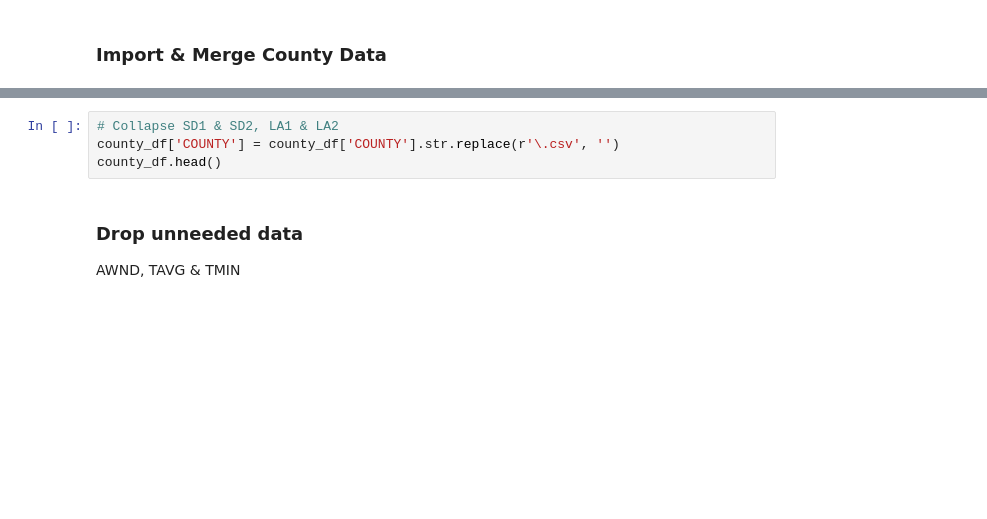
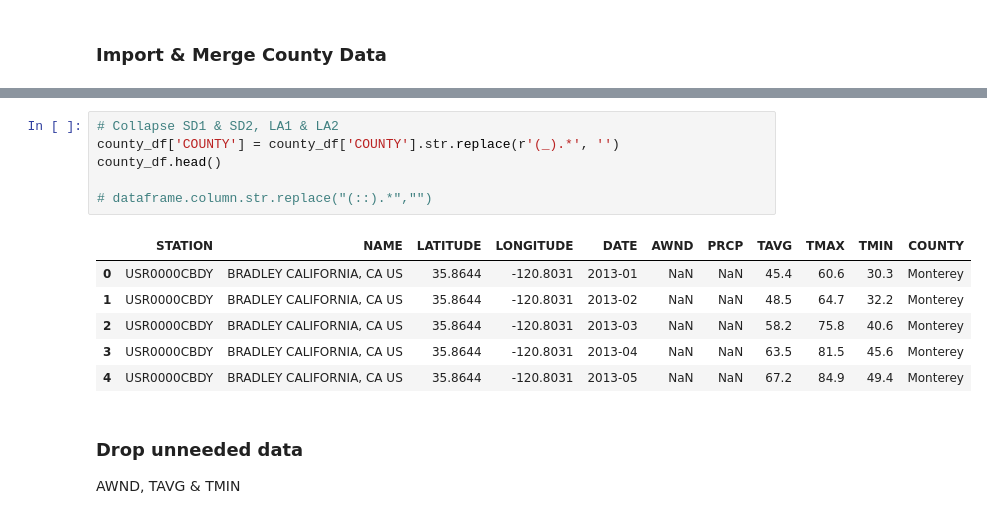
Before and after one commit to chloebellehooton/Group-5-Project, a Jupyter notebook: County_ETL.ipynb, the cells around one changed output, grey strips where cells are left out. Saved outputs shown, nothing was run; the diff lists cells and outputs as text; blank space fills up the shorter version.

```diff
--- a/County_ETL.ipynb
+++ b/County_ETL.ipynb
@@ -91,7 +94,16 @@ county_df.head()
 # %%
 # Collapse SD1 & SD2, LA1 & LA2
-county_df['COUNTY'] = county_df['COUNTY'].str.replace(r'\.csv', '')
+county_df['COUNTY'] = county_df['COUNTY'].str.replace(r'(_).*', '')
 county_df.head()
+
+# dataframe.column.str.replace("(::).*","")
+# %% [output]
+|  | STATION | NAME | LATITUDE | LONGITUDE | DATE | AWND | PRCP | TAVG | TMAX | TMIN | COUNTY |
+| 0 | USR0000CBDY | BRADLEY CALIFORNIA, CA US | 35.8644 | -120.8031 | 2013-01 | NaN | NaN | 45.4 | 60.6 | 30.3 | Monterey |
+| 1 | USR0000CBDY | BRADLEY CALIFORNIA, CA US | 35.8644 | -120.8031 | 2013-02 | NaN | NaN | 48.5 | 64.7 | 32.2 | Monterey |
+| 2 | USR0000CBDY | BRADLEY CALIFORNIA, CA US | 35.8644 | -120.8031 | 2013-03 | NaN | NaN | 58.2 | 75.8 | 40.6 | Monterey |
+| 3 | USR0000CBDY | BRADLEY CALIFORNIA, CA US | 35.8644 | -120.8031 | 2013-04 | NaN | NaN | 63.5 | 81.5 | 45.6 | Monterey |
+| 4 | USR0000CBDY | BRADLEY CALIFORNIA, CA US | 35.8644 | -120.8031 | 2013-05 | NaN | NaN | 67.2 | 84.9 | 49.4 | Monterey |
 # %% [markdown]
 ### Drop unneeded data
 AWND, TAVG & TMIN
```
Also changed, not shown: parts of 21 cells of this notebook.
